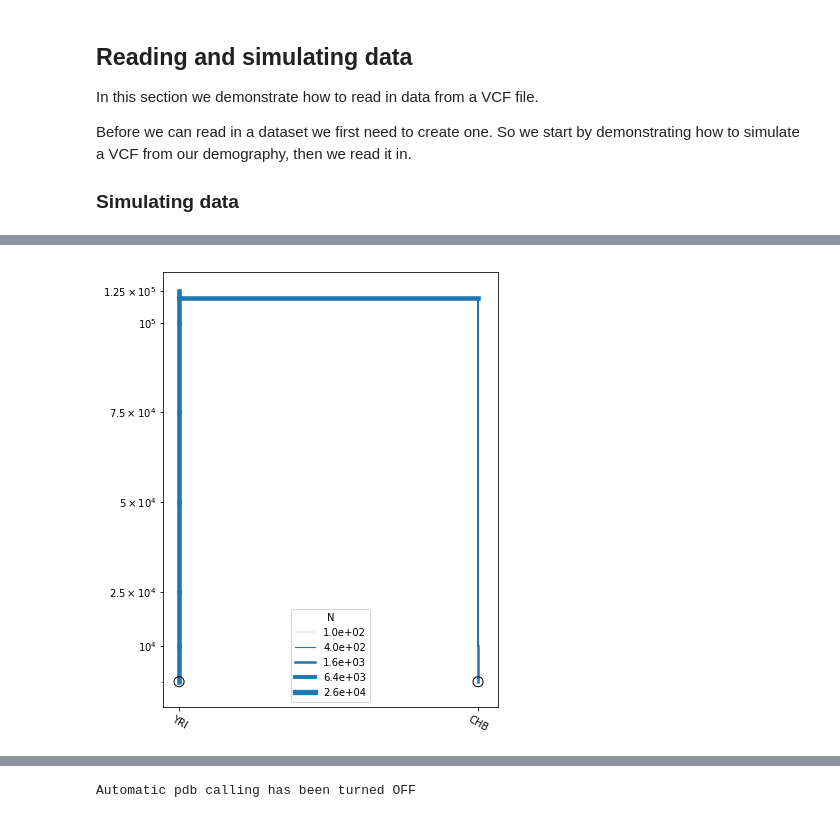
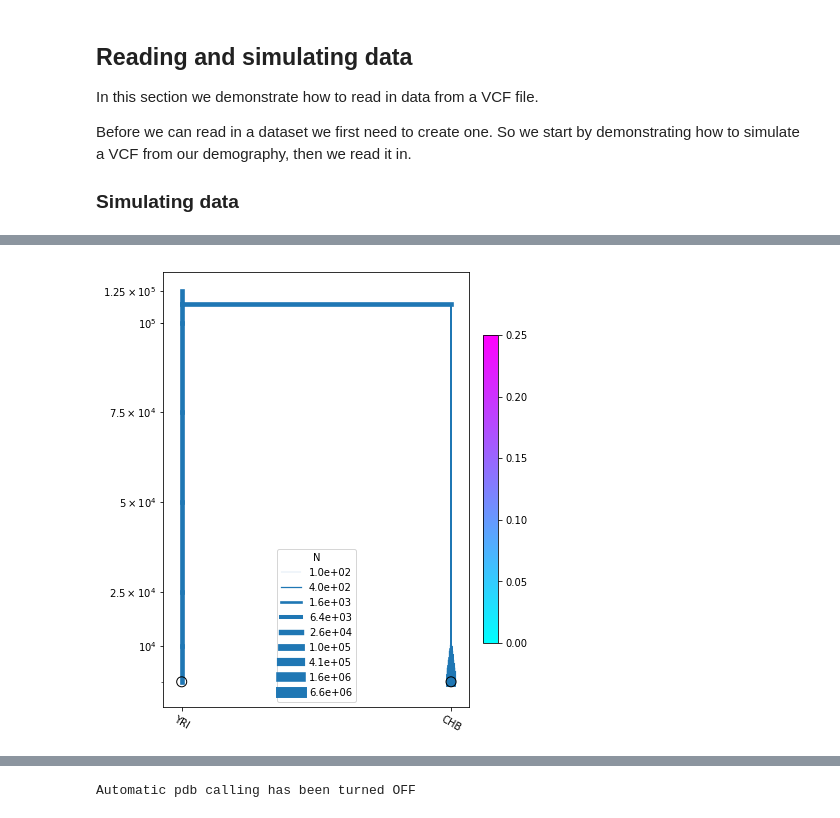
Before and after one commit to popgenmethods/momi2, a Jupyter notebook: examples/tutorial.ipynb, the cells around one changed output, grey strips where cells are left out. Drawn from its saved outputs; the diff is of its cells as text; code cells hidden in the pictures.

```diff
--- a/examples/tutorial.ipynb
+++ b/examples/tutorial.ipynb
@@ -205,8 +206,13 @@ ParamsDict({'n_chb': 1606.981648970722, 'g_chb': 5.296902354353813e-05, 't_chb_y
 # %%
 # plot the model
-model2.draw(["YRI", "CHB"], figsize=(6,8), linthreshy=1e5, yticks=[1e4, 2.5e4, 5e4, 7.5e4, 1e5, 1.25e5])
+plt = momi.DemographyPlot(model2, ["YRI", "CHB"],
+                          figsize=(6,8), linthreshy=1e5,
+                          major_yticks=[1e4, 2.5e4, 5e4, 7.5e4,
+                          1e5, 1.25e5],
+                          pulse_bounds=(0,.25))
+plt.draw()
 # %% [output]
-[figure, old version]
+[figure, new version]
 # %%
 ## add NEA to the model
 
```
Also changed, not shown: parts of 13 cells of this notebook, 5 other files.
